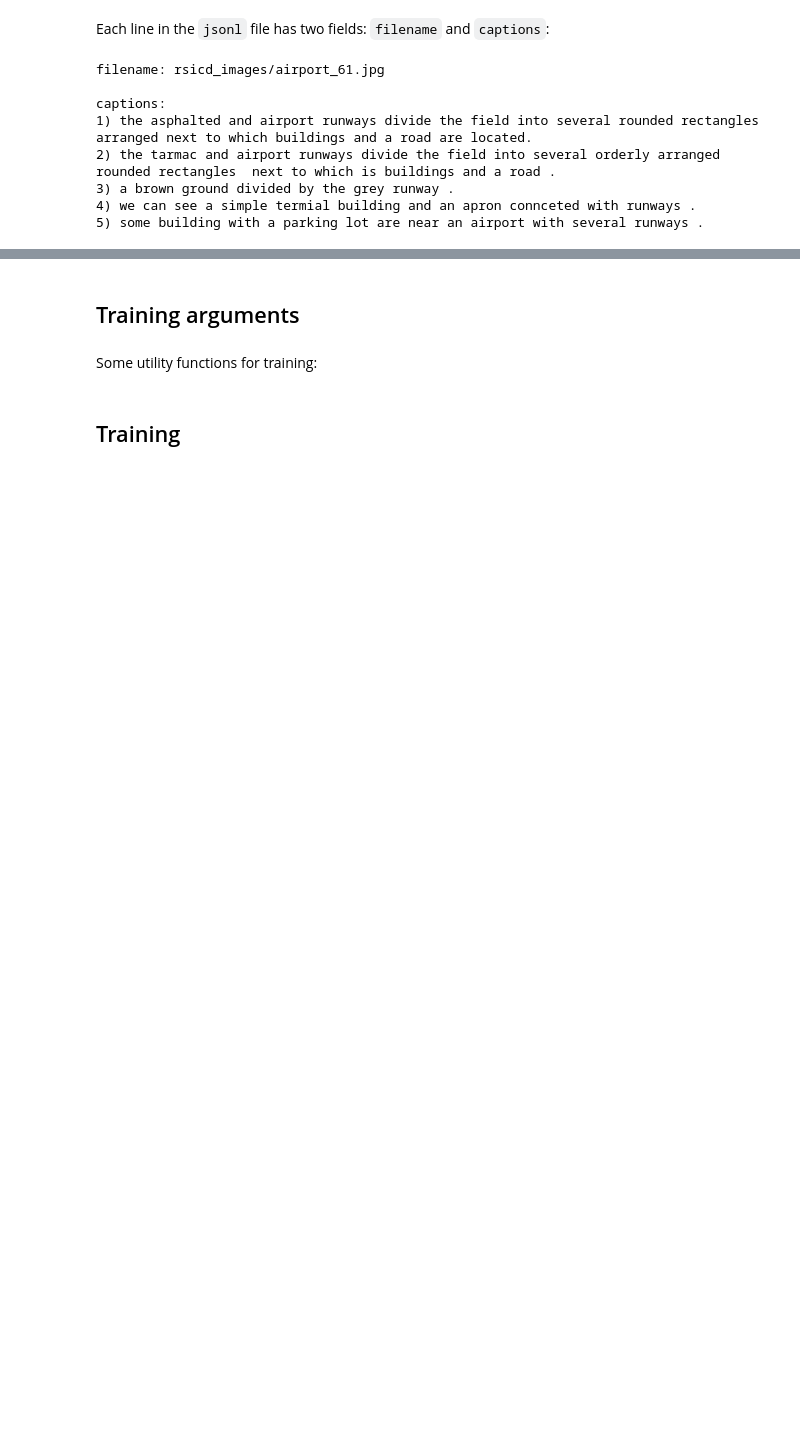
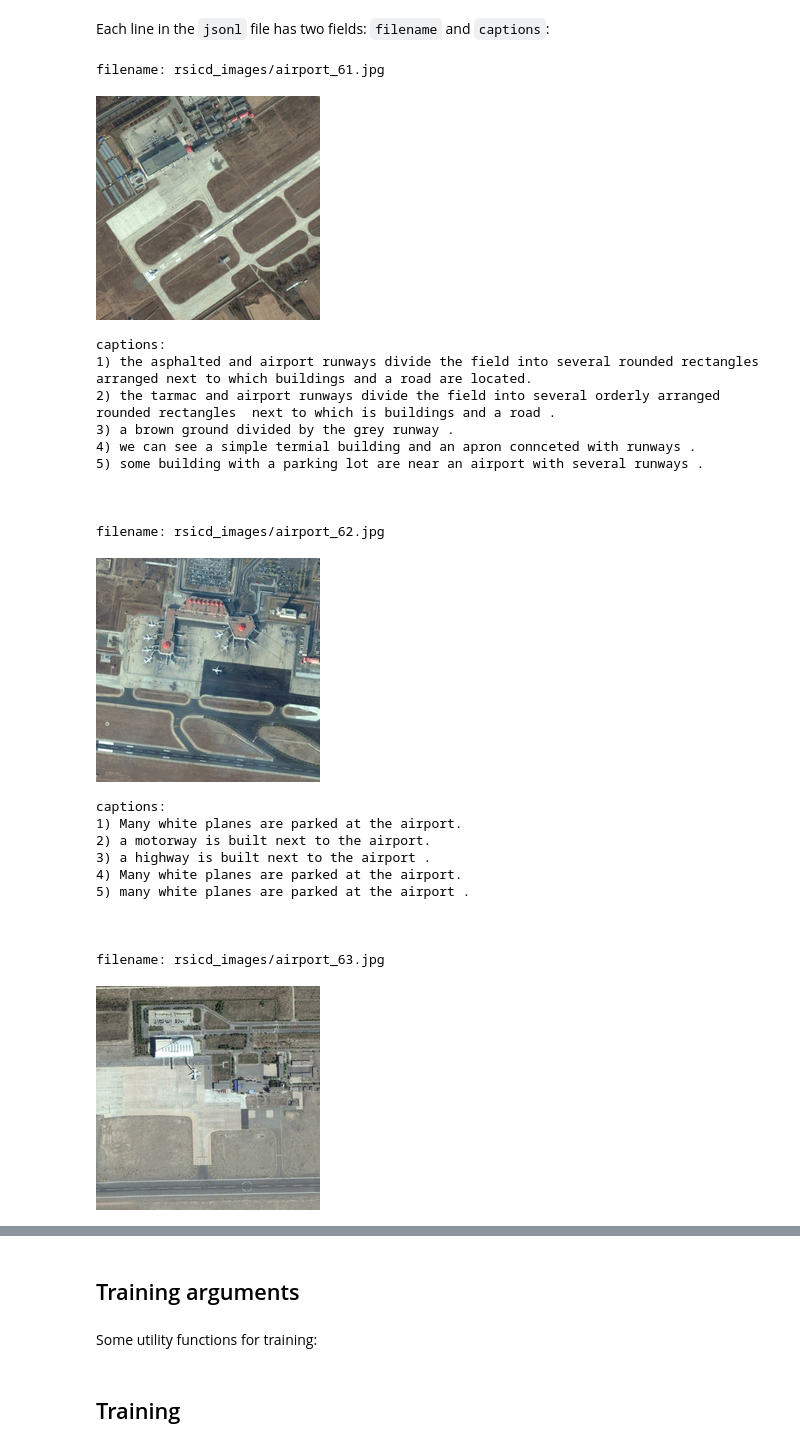
Before and after one commit to INF800/CLIP-rsicd, a Jupyter notebook: nbs/Finetuning_CLIP_with_HF_and_jax.ipynb, the cells around one changed output, grey strips where cells are left out. Cells and saved outputs as stored; diff of their text form; code cells hidden in the pictures; blank space fills up the shorter version.

```diff
--- a/nbs/Finetuning_CLIP_with_HF_and_jax.ipynb
+++ b/nbs/Finetuning_CLIP_with_HF_and_jax.ipynb
@@ -126,16 +139,40 @@ Each line in the `jsonl` file has two fields: `filename` and `captions`:
 # %%
 with jsonlines.open("/content/data/textaug_valid_rsicd.jsonl", "r") as reader:
-    line = next(iter(reader))
-print(f"filename: {line['filename']}\n")
-print("captions:")
-for i, caption in enumerate(line["captions"]):
-    print(f"{i+1}) {caption}")
+    # line = next(iter(reader))
+    for i, line in enumerate(reader):
+      if i>3:
+        break
+
+      print(f"filename: {line['filename']}\n")
+      im = Image.open(f'./data/{line["filename"]}')
+      display(im)
+
+      print("captions:")
+      for i, caption in enumerate(line["captions"]):
+          print(f"{i+1}) {caption}")
+      print("\n\n")
 # %% [output]
 filename: rsicd_images/airport_61.jpg
-
-captions:
-1) the asphalted and airport runways divide the field into several rounded rectangles arranged next to which buildings and a road are located.
-2) the tarmac and airport runways divide the field into several orderly arranged rounded rectangles  next to which is buildings and a road .
-3) a brown ground divided by the grey runway .
-4) we can see a simple termial building and an apron connceted with runways .
-5) some building with a parking lot are near an airport with several runways .
+[figure, added]
+captions:
+1) the asphalted and airport runways divide the field into several rounded rectangles arranged next to which buildings and a road are located.
+2) the tarmac and airport runways divide the field into several orderly arranged rounded rectangles  next to which is buildings and a road .
+3) a brown ground divided by the grey runway .
+4) we can see a simple termial building and an apron connceted with runways .
+5) some building with a parking lot are near an airport with several runways .
+
+
+
+filename: rsicd_images/airport_62.jpg
+[figure, added]
+captions:
+1) Many white planes are parked at the airport.
+2) a motorway is built next to the airport.
+3) a highway is built next to the airport .
+4) Many white planes are parked at the airport.
+5) many white planes are parked at the airport .
+
+
+
+filename: rsicd_images/airport_63.jpg
+[figure, added]
```
Also changed, not shown: parts of 16 cells of this notebook.
